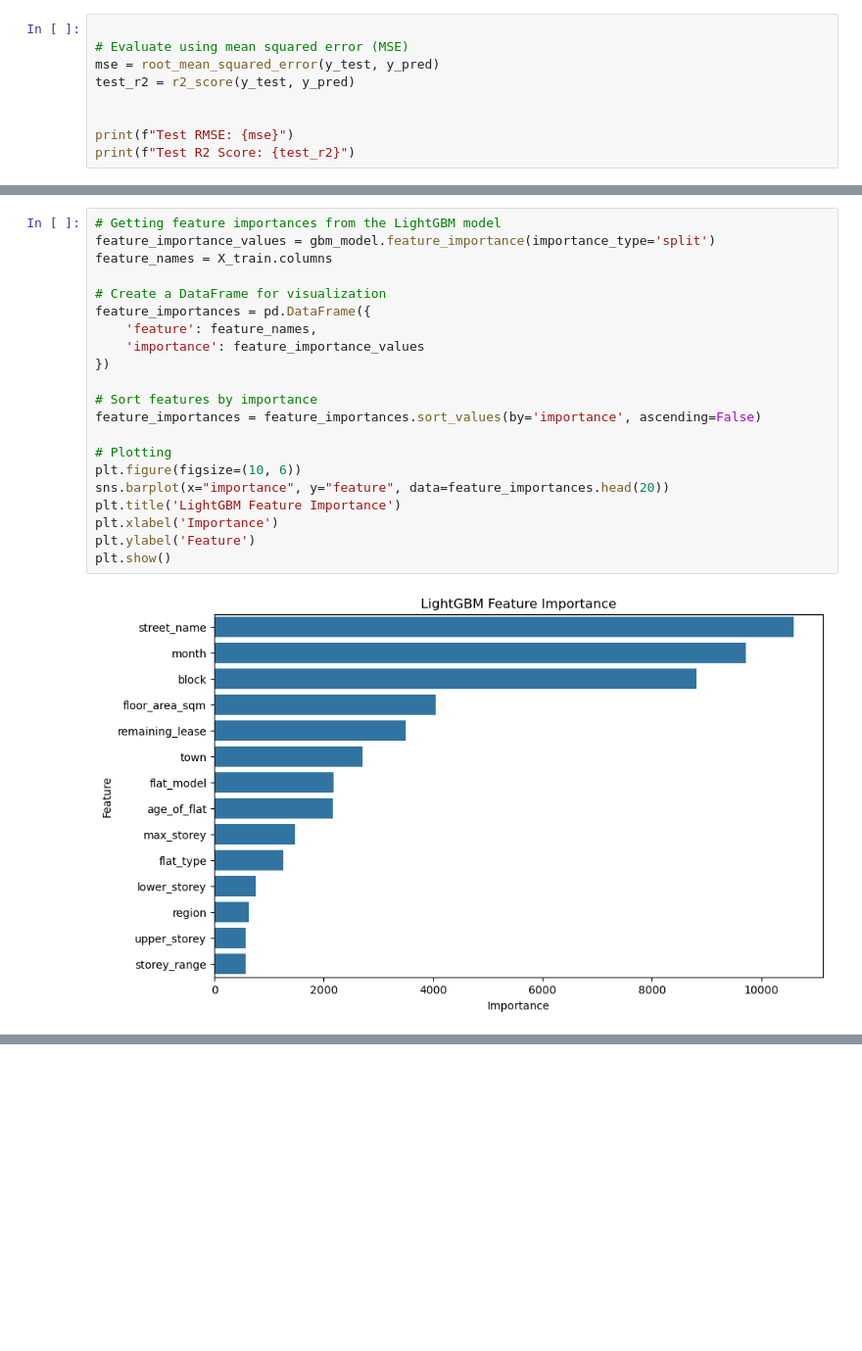
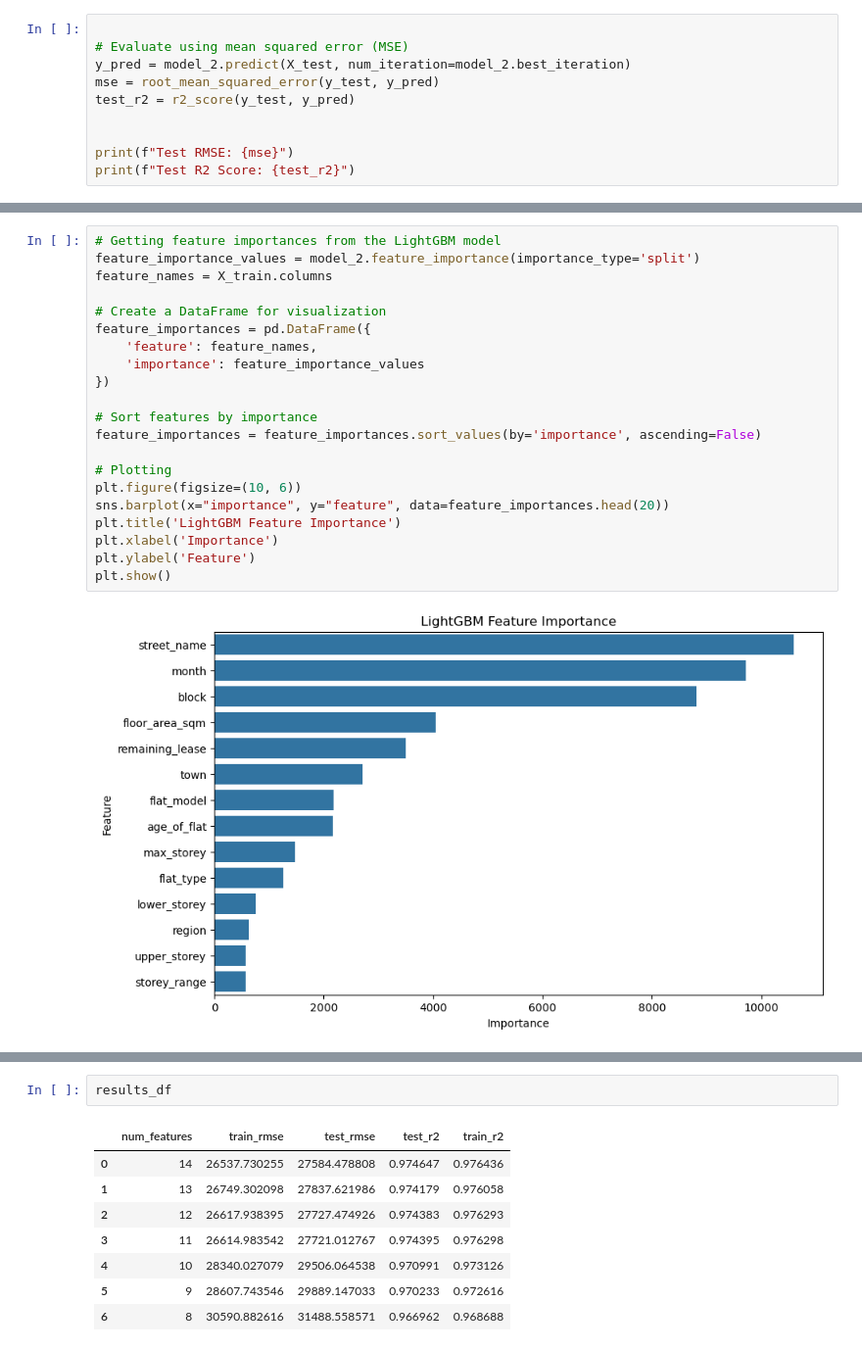
Before and after one commit to Zimmy313/HDB_HousingPrice_ML_Project, a Jupyter notebook: src/Boosting_model.ipynb, the cells around one changed output, grey strips where cells are left out. Shown at 98% size. Cells and saved outputs as stored; diff of their text form; blank space fills up the shorter version.

```diff
--- a/src/Boosting_model.ipynb
+++ b/src/Boosting_model.ipynb
@@ -384,6 +383,7 @@ Did not meet early stopping. Best iteration is:
 # %%
 
 # Evaluate using mean squared error (MSE)
+y_pred = model_2.predict(X_test, num_iteration=model_2.best_iteration)
 mse = root_mean_squared_error(y_test, y_pred)
 test_r2 = r2_score(y_test, y_pred)
 
@@ -396,6 +464,6 @@ Test R2 Score: 0.9746868538407625
 # %%
 # Getting feature importances from the LightGBM model
-feature_importance_values = gbm_model.feature_importance(importance_type='split')
+feature_importance_values = model_2.feature_importance(importance_type='split')
 feature_names = X_train.columns
 
 # Create a DataFrame for visualization
@@ -420,0 +586,11 @@ plt.show()
+# %%
+results_df
+# %% [output]
+|  | num_features | train_rmse | test_rmse | test_r2 | train_r2 |
+| 0 | 14 | 26537.730255 | 27584.478808 | 0.974647 | 0.976436 |
+| 1 | 13 | 26749.302098 | 27837.621986 | 0.974179 | 0.976058 |
+| 2 | 12 | 26617.938395 | 27727.474926 | 0.974383 | 0.976293 |
+| 3 | 11 | 26614.983542 | 27721.012767 | 0.974395 | 0.976298 |
+| 4 | 10 | 28340.027079 | 29506.064538 | 0.970991 | 0.973126 |
+| 5 | 9 | 28607.743546 | 29889.147033 | 0.970233 | 0.972616 |
+| 6 | 8 | 30590.882616 | 31488.558571 | 0.966962 | 0.968688 |
```
Also changed, not shown: parts of 11 cells of this notebook, 5 other files.
